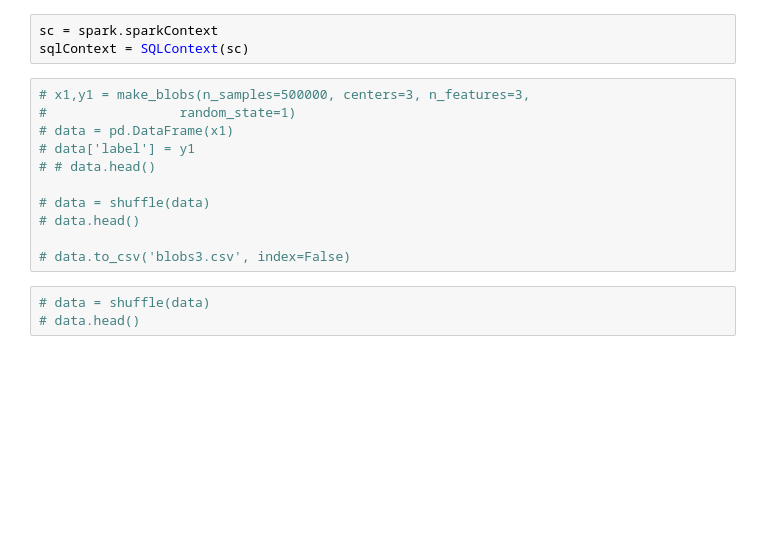
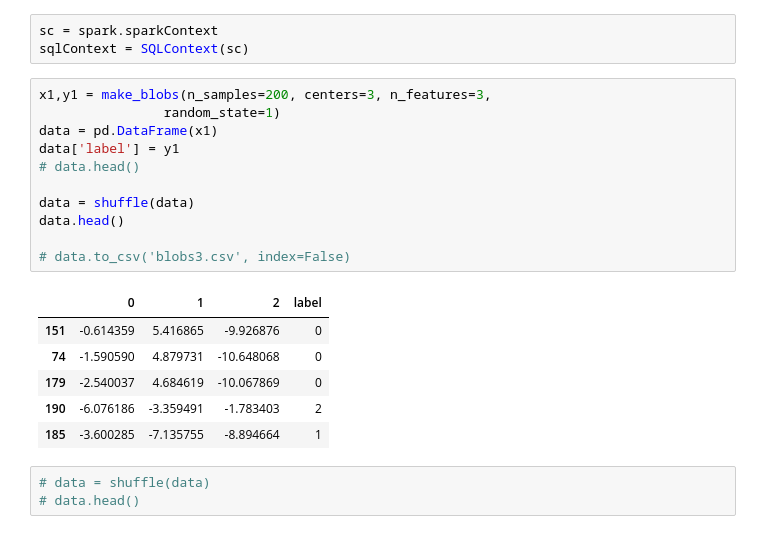
Before and after one commit to aminkhod/BigData_clustering, a Jupyter notebook: Clustering ParallelizedNPIR-PandasUDF.ipynb, the cells around one changed output. Saved outputs shown, nothing was run; the diff lists cells and outputs as text; blank space fills up the shorter version.

```diff
--- a/Clustering ParallelizedNPIR-PandasUDF.ipynb
+++ b/Clustering ParallelizedNPIR-PandasUDF.ipynb
@@ -68,16 +68,23 @@ spark.conf.set("spark.sql.execution.arrow.pyspark.enabled", "False")
 sc = spark.sparkContext
 sqlContext = SQLContext(sc)
 # %%
-# x1,y1 = make_blobs(n_samples=500000, centers=3, n_features=3,
-#                 random_state=1)
-# data = pd.DataFrame(x1)
-# data['label'] = y1
-# # data.head()
-
-# data = shuffle(data)
+x1,y1 = make_blobs(n_samples=200, centers=3, n_features=3,
+                random_state=1)
+data = pd.DataFrame(x1)
+data['label'] = y1
 # data.head()
 
+data = shuffle(data)
+data.head()
+
 # data.to_csv('blobs3.csv', index=False)
+# %% [output]
+|  | 0 | 1 | 2 | label |
+| 151 | -0.614359 | 5.416865 | -9.926876 | 0 |
+| 74 | -1.590590 | 4.879731 | -10.648068 | 0 |
+| 179 | -2.540037 | 4.684619 | -10.067869 | 0 |
+| 190 | -6.076186 | -3.359491 | -1.783403 | 2 |
+| 185 | -3.600285 | -7.135755 | -8.894664 | 1 |
 # %%
 # data = shuffle(data)
 # data.head()
```
Also changed, not shown: parts of 3 cells of this notebook, 1 other file.
